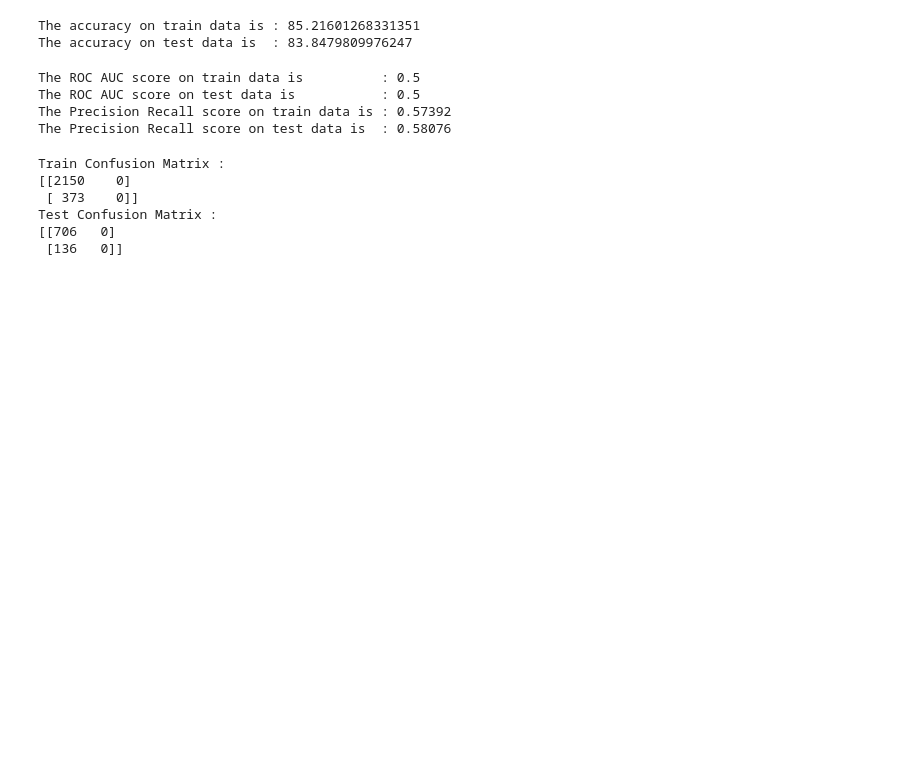
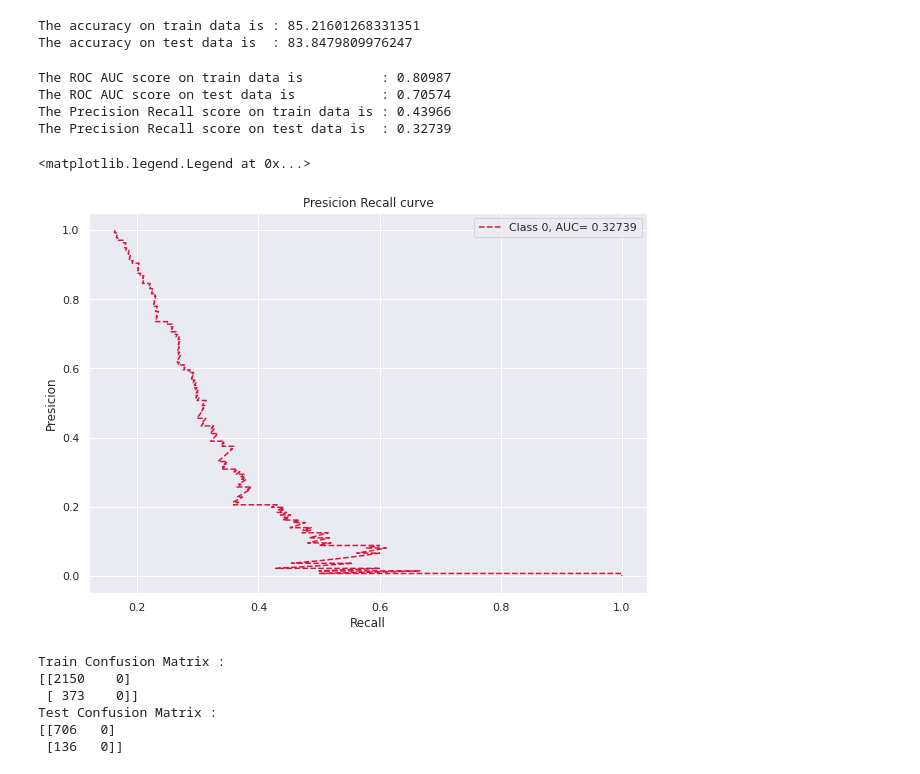
Before and after one commit to SethupathyM/Cardiovascular_Risk_Prediction, a Jupyter notebook: Cardiovascular_Risk_Prediction.ipynb, the cells around one changed output. Drawn from its saved outputs; the diff is of its cells as text; code cells hidden in the pictures; blank space fills up the shorter version.

```diff
--- a/Cardiovascular_Risk_Prediction.ipynb
+++ b/Cardiovascular_Risk_Prediction.ipynb
@@ -819,6 +830,10 @@ rfc_grid.best_params_
  'min_samples_leaf': 20,
  'min_samples_split': 80,
  'n_estimators': 100}
+# %%
+# Get the predicted probabilities
+train_proba_preds = rfc_optimal_model.predict_proba(X_train)[:,1]
+test_proba_preds = rfc_optimal_model.predict_proba(X_test)[:,1]
 # %%
 # Get the Predicted classes
 
@@ -837,29 +852,41 @@ The accuracy on test data is  : 83.8479809976247
 # %%
 # Evaluation
 # Get the 'ROC AUC' and 'Precision Recall' scores
 
 # ROC AUC
-train_roc_auc_score = roc_auc_score(y_train,y_train_predict_rfc_cv)
-test_roc_auc_score = roc_auc_score(y_test,y_test_predict_rfc_cv)
+train_roc_auc_score = roc_auc_score(y_train,train_proba_preds)
+test_roc_auc_score = roc_auc_score(y_test,test_proba_preds)
 
 print("The ROC AUC score on train data is          :", round(train_roc_auc_score,5))
 print("The ROC AUC score on test data is           :", round(test_roc_auc_score,5))
 
 # Precision Recall curve
 
-precision_train, recall_train,_train = precision_recall_curve(y_train,y_train_predict_rfc_cv)
-precision, recall,_ = precision_recall_curve(y_test,y_test_predict_rfc_cv)
+precision_train, recall_train,_train = precision_recall_curve(y_train,train_proba_preds)
+precision, recall,_ = precision_recall_curve(y_test,test_proba_preds)
 
 # print(_)
 auc_score_train = auc(recall_train, precision_train)
 auc_score = auc(recall, precision)
 print("The Precision Recall score on train data is :", round(auc_score_train,5))
 print("The Precision Recall score on test data is  :", round(auc_score,5))
+
+# Presicion Recall curve
+
+# plotting
+plt.figure(figsize=(10,7))
+plt.plot(precision, recall, linestyle='--',color='crimson',label = ((f'Class 0, AUC= {round(auc_score,5)}')))
+plt.title('Presicion Recall curve')
+plt.xlabel('Recall')
+plt.ylabel('Presicion')
+plt.legend(loc='best')
 # %% [output]
-The ROC AUC score on train data is          : 0.5
-The ROC AUC score on test data is           : 0.5
-The Precision Recall score on train data is : 0.57392
-The Precision Recall score on test data is  : 0.58076
+The ROC AUC score on train data is          : 0.80987
+The ROC AUC score on test data is           : 0.70574
+The Precision Recall score on train data is : 0.43966
+The Precision Recall score on test data is  : 0.32739
+<matplotlib.legend.Legend at 0x...>
+[figure, added]
 # %%
 # Confusion matrix for train and test datasets.
 
```
Also changed, not shown: parts of 20 cells of this notebook.
